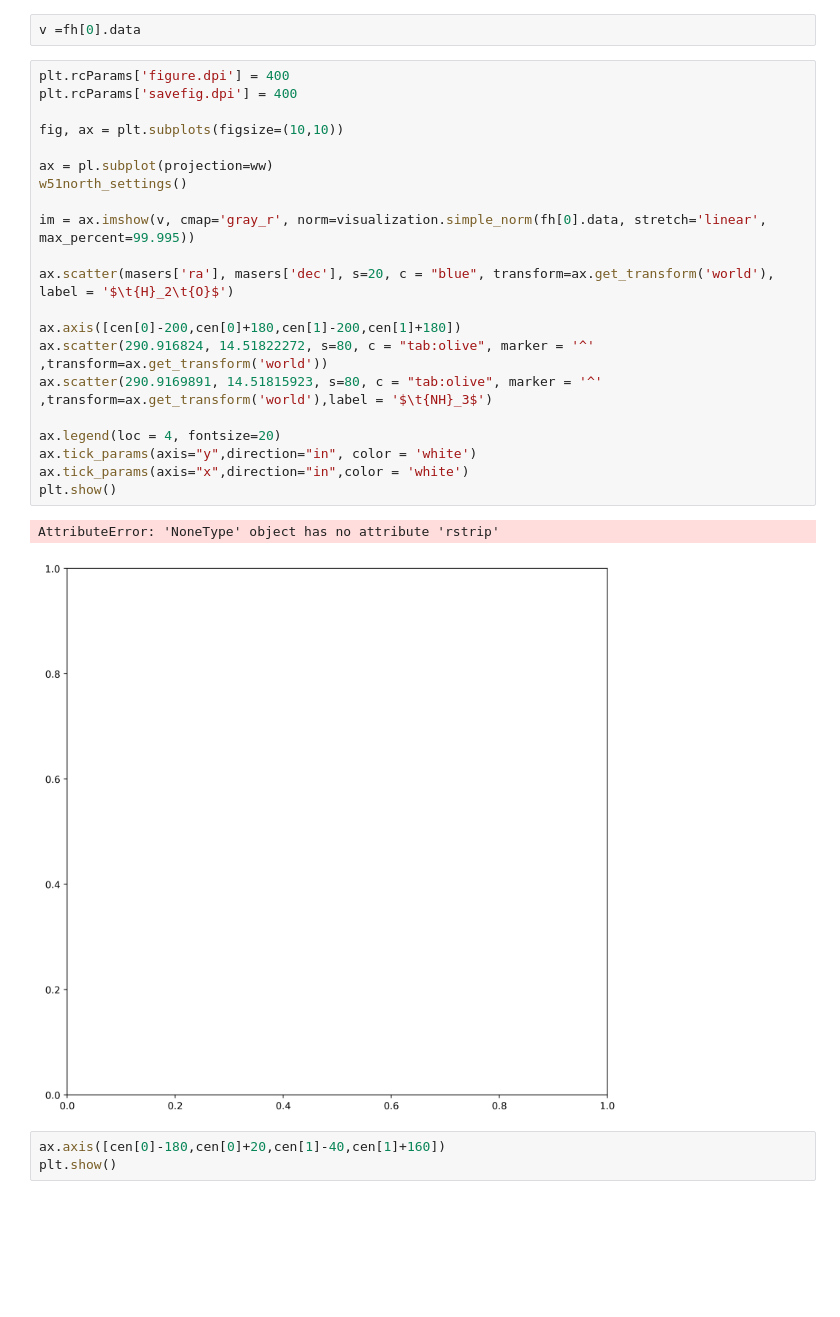
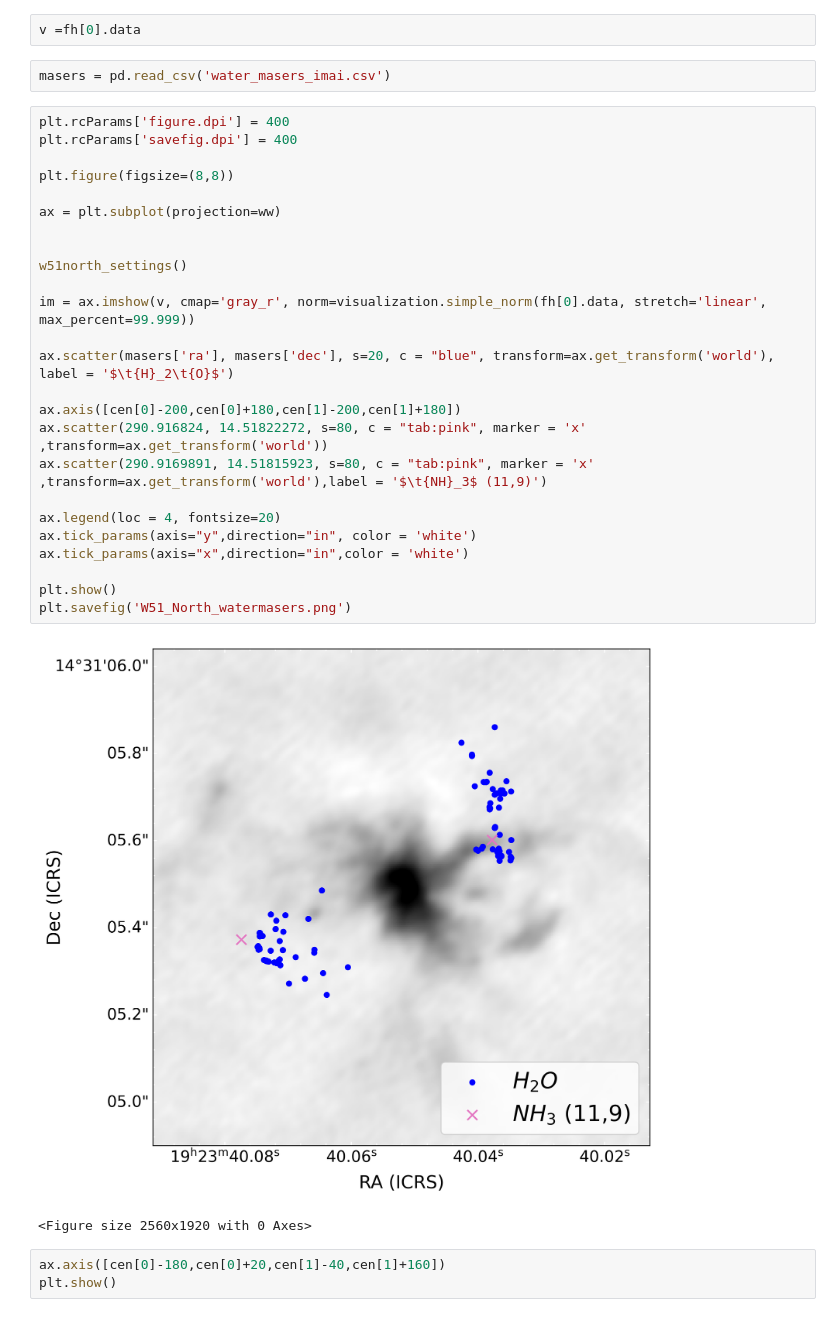
Before and after one commit to GalagaBits/W51-Masers-and-Starforming-Regions, a Jupyter notebook: notebooks/overplot_h2o_nh3_ver3.ipynb, the cells around one changed output. Cells and saved outputs as stored; diff of their text form; blank space fills up the shorter version.

```diff
--- a/notebooks/overplot_h2o_nh3_ver3.ipynb
+++ b/notebooks/overplot_h2o_nh3_ver3.ipynb
@@ -81,30 +83,36 @@ with warnings.catch_warnings():
 WARNING: StokesWarning: Cube is a Stokes cube, returning spectral cube for I component [spectral_cube.io.core]
 # %%
 v =fh[0].data
+# %%
+masers = pd.read_csv('water_masers_imai.csv')
 # %%
 plt.rcParams['figure.dpi'] = 400
 plt.rcParams['savefig.dpi'] = 400
 
-fig, ax = plt.subplots(figsize=(10,10))
+plt.figure(figsize=(8,8))
 
-ax = pl.subplot(projection=ww)
+ax = plt.subplot(projection=ww)
+
+
 w51north_settings()
 
-im = ax.imshow(v, cmap='gray_r', norm=visualization.simple_norm(fh[0].data, stretch='linear', max_percent=99.995))
+im = ax.imshow(v, cmap='gray_r', norm=visualization.simple_norm(fh[0].data, stretch='linear', max_percent=99.999))
 
 ax.scatter(masers['ra'], masers['dec'], s=20, c = "blue", transform=ax.get_transform('world'), label = '$\t{H}_2\t{O}$')
 
 ax.axis([cen[0]-200,cen[0]+180,cen[1]-200,cen[1]+180])
-ax.scatter(290.916824, 14.51822272, s=80, c = "tab:olive", marker = '^' ,transform=ax.get_transform('world'))
-ax.scatter(290.9169891, 14.51815923, s=80, c = "tab:olive", marker = '^' ,transform=ax.get_transform('world'),label = '$\t{NH}_3$')
+ax.scatter(290.916824, 14.51822272, s=80, c = "tab:pink", marker = 'x' ,transform=ax.get_transform('world'))
+ax.scatter(290.9169891, 14.51815923, s=80, c = "tab:pink", marker = 'x' ,transform=ax.get_transform('world'),label = '$\t{NH}_3$ (11,9)')
 
 ax.legend(loc = 4, fontsize=20)
 ax.tick_params(axis="y",direction="in", color = 'white')
 ax.tick_params(axis="x",direction="in",color = 'white')
+
 plt.show()
+plt.savefig('W51_North_watermasers.png')
 # %% [output]
+[figure, new version]
-AttributeError: 'NoneType' object has no attribute 'rstrip'
+<Figure size 2560x1920 with 0 Axes>
-[figure, old version]
 # %%
 ax.axis([cen[0]-180,cen[0]+20,cen[1]-40,cen[1]+160])
 plt.show()
```
Also changed, not shown: parts of 4 cells of this notebook, 6 other files.
